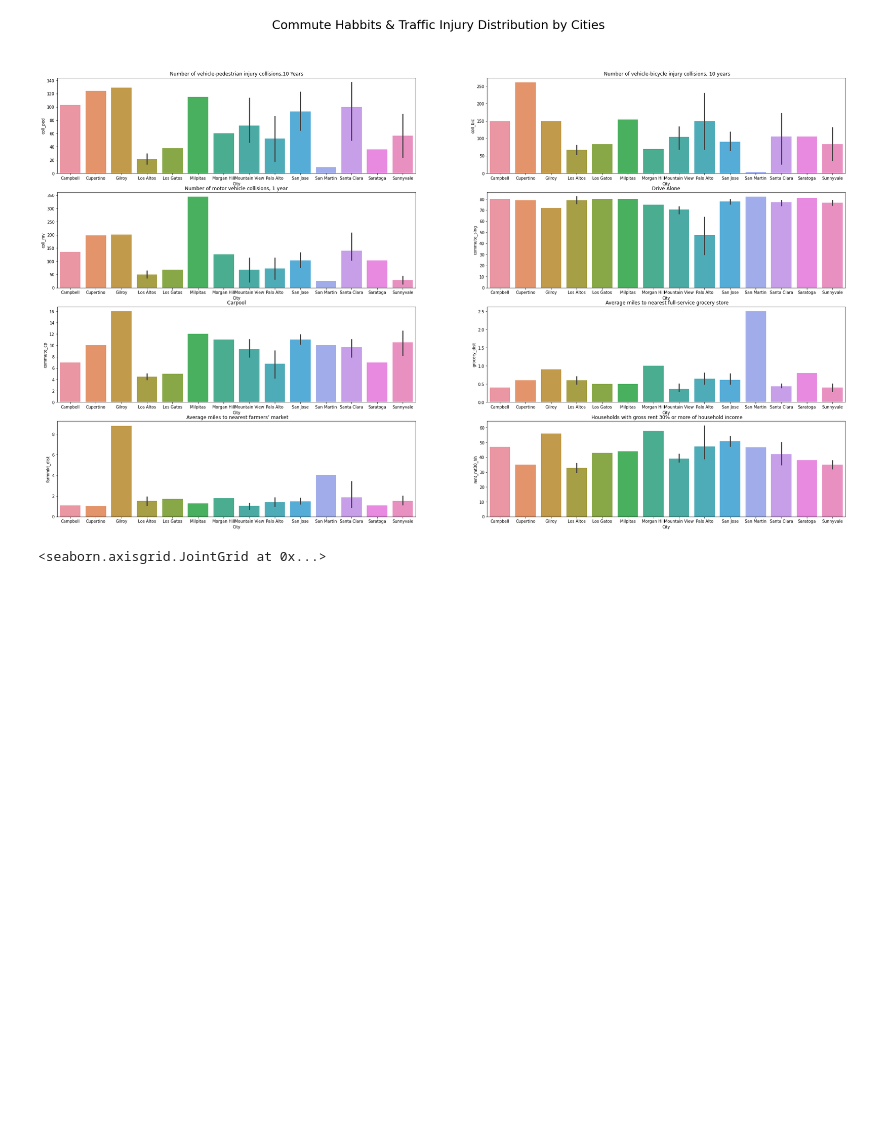
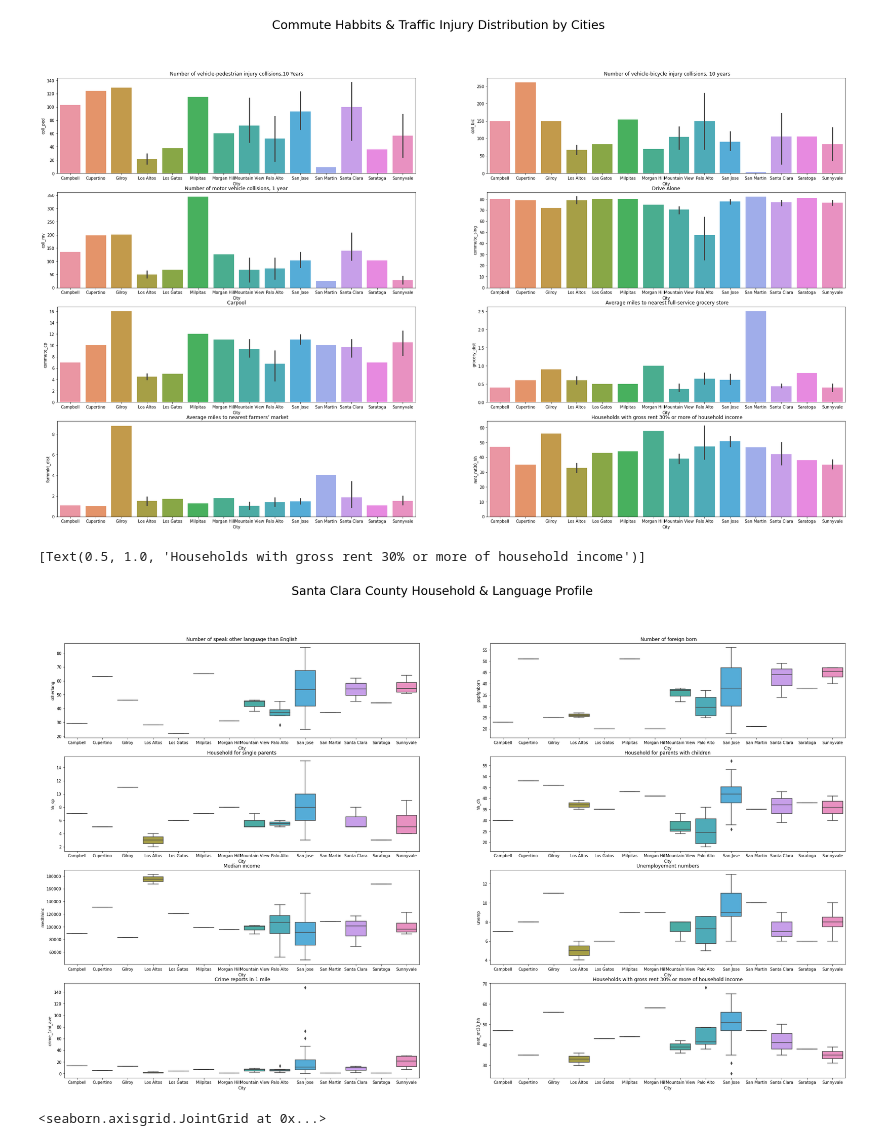
Before and after one commit to EsraMutlugun/EsraMutlugun, a Jupyter notebook: Data_SciencePROJECT.ipynb, the cells around one changed output. Saved outputs shown, nothing was run; the diff lists cells and outputs as text; code cells hidden in the pictures; blank space fills up the shorter version.

```diff
--- a/Data_SciencePROJECT.ipynb
+++ b/Data_SciencePROJECT.ipynb
@@ -557,6 +570,23 @@ sns.barplot(ax=axes[3, 1], data=data, x='City', y='rent_mt30_hh').set(title=' Ho
 # %% [output]
 [Text(0.5, 1.0, ' Households with gross rent 30% or more of household income')]
 [figure]
+# %%
+#Santa Clara County Commute Habits  Distribution
+fig, axes = plt.subplots(4, 2, figsize=(35, 20))
+
+fig.suptitle('Santa Clara County Household & Language Profile',fontsize=30)
+
+sns.boxplot(ax=axes[0, 0], data=data, x='City', y='otherlang').set(title='Number of speak other language than English')
+sns.boxplot(ax=axes[0, 1], data=data, x='City', y='popfgnborn').set(title=' Number of foreign born')
+sns.boxplot(ax=axes[1, 0], data=data, x='City', y='hh_sp').set(title='Household for single parents')
+sns.boxplot(ax=axes[1, 1], data=data, x='City', y='hh_ch').set(title='Household for parents with children')
+sns.boxplot(ax=axes[2, 0], data=data, x='City', y='medhhinc').set(title='Median income')
+sns.boxplot(ax=axes[2, 1], data=data, x='City', y='unemp').set(title='Unemployement numbers')
+sns.boxplot(ax=axes[3, 0], data=data, x='City', y='crime_1mi_ave').set(title=' Crime reports in 1 mile')
+sns.boxplot(ax=axes[3, 1], data=data, x='City', y='rent_mt30_hh').set(title='Households with gross rent 30% or more of household income')
+# %% [output]
+[Text(0.5, 1.0, 'Households with gross rent 30% or more of household income')]
+[figure, added]
 # %%
 #Latino & Speaks Other Language than Englis
 sns.jointplot(data=data, y="poplat", x="otherlang",kind="reg")
```
Also changed, not shown: parts of 8 cells of this notebook.
